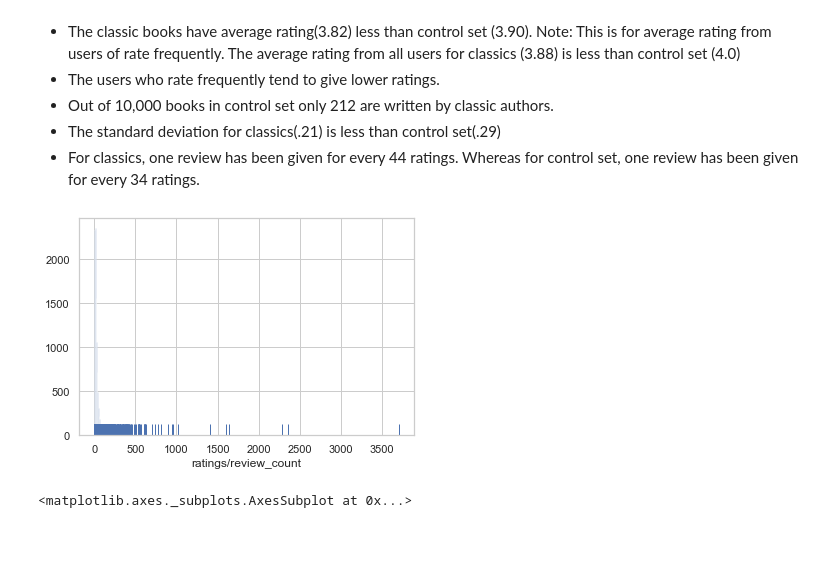
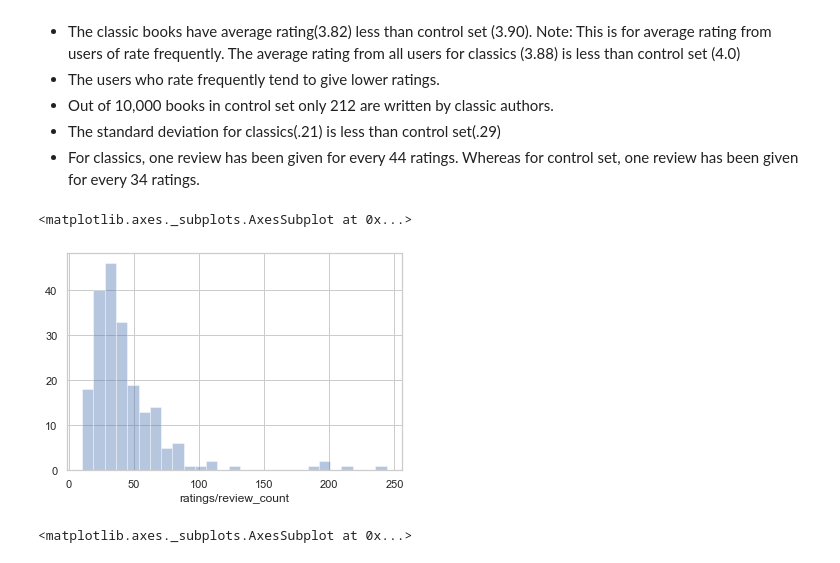
Before and after one commit to kross11480/courses, a Jupyter notebook: goodreads/books_analysis.ipynb, the cells around one changed output. Drawn from its saved outputs; the diff is of its cells as text; code cells hidden in the pictures.

```diff
--- a/goodreads/books_analysis.ipynb
+++ b/goodreads/books_analysis.ipynb
@@ -285,20 +299,19 @@ It shows that
 - For classics, one review has been given for every 44 ratings. Whereas for control set, one review has been given for every 34 ratings.
 # %%
 #t.violinplot(column=['average_rating', 'rating'])
-#sns.distplot(books_summary_expert_rating["ratings/review_count"])
+sns.distplot(classics["ratings/review_count"], kde=False,rug=False)
 
-
-sns.distplot(books_summary_expert_rating["ratings/review_count"], bins=500, kde=False, rug=True);
 #sns.distplot(classics["ratings/review_count"],kde=False, rug=False,color="red")
 #t["rating"].plot.kde()
 #import matplotlib.pyplot as plt
 #fig = plt.figure()
 #for frame in [t,books_summary_expert_rating]:
 #    plt.hist(frame['average_rating'], normed=True, alpha=0.5)
 
 #plt.show()
 # %% [output]
+<matplotlib.axes._subplots.AxesSubplot at 0x...>
-[figure, old version]
+[figure, new version]
 # %%
 #sns.stripplot(x=books_summary_expert_rating["rating"])
 #sns.stripplot(x=classics["average_rating"],color=".8")
```
Also changed, not shown: parts of 6 cells of this notebook, 1 other file.
